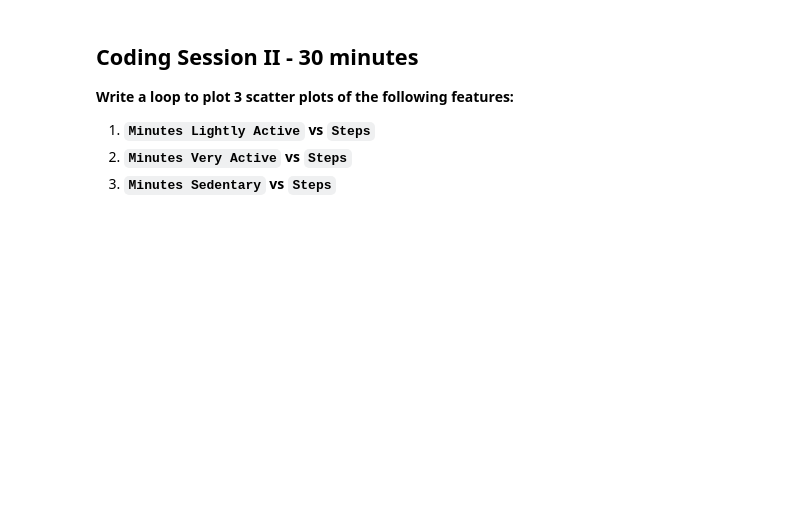
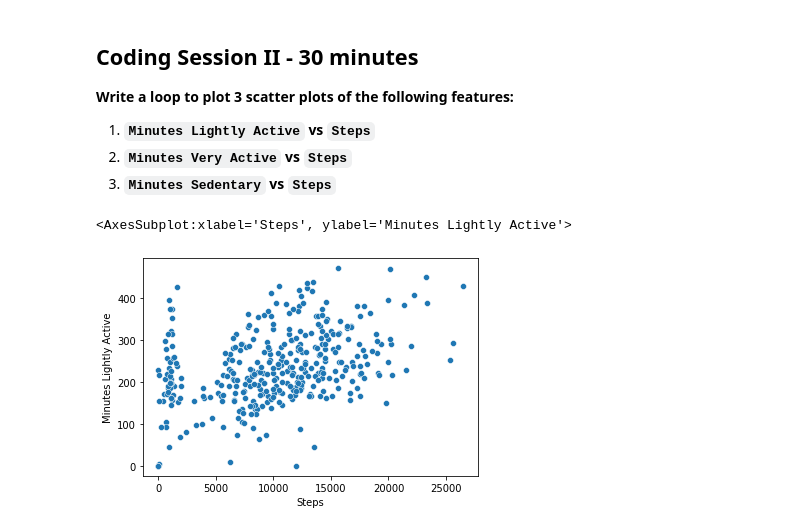
Before and after one commit to ironhack-datalabs/datamad1020-rev, a Jupyter notebook: module-1/lab-matplotlib-seaborn/your-code/challenge-2.ipynb, the cells around one changed output. Cells and saved outputs as stored; diff of their text form; code cells hidden in the pictures; blank space fills up the shorter version.

```diff
--- a/module-1/lab-matplotlib-seaborn/your-code/challenge-2.ipynb
+++ b/module-1/lab-matplotlib-seaborn/your-code/challenge-2.ipynb
@@ -51,3 +89,7 @@ Hints:
 1. **`Minutes Sedentary` vs `Steps`**
 # %%
 # Driver 2 enter codes here
+sns.scatterplot(x="Steps", y="Minutes Lightly Active", data=fitbit)
+# %% [output]
+<AxesSubplot:xlabel='Steps', ylabel='Minutes Lightly Active'>
+[figure, added]
```
Also changed, not shown: parts of 9 cells of this notebook, 1 other file.
